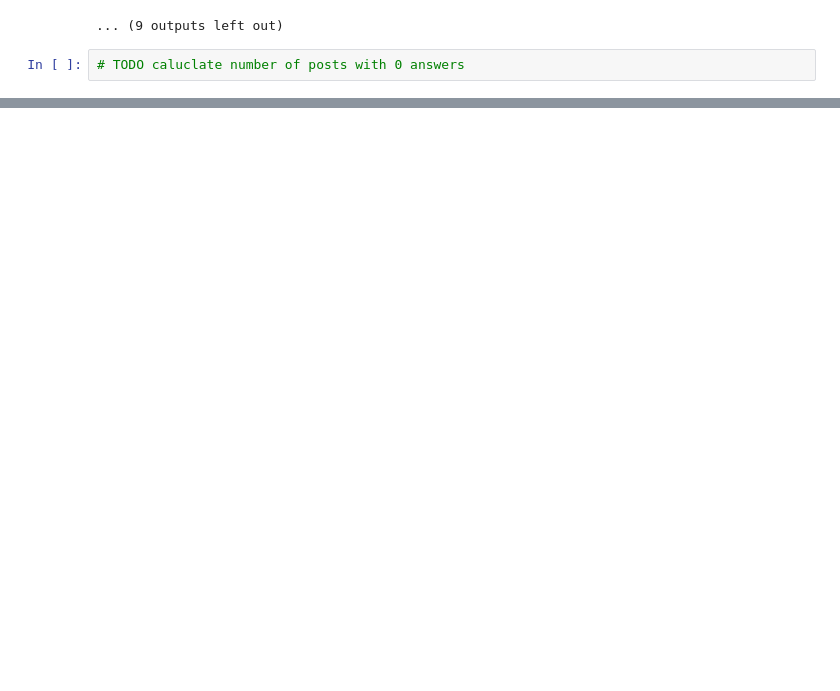
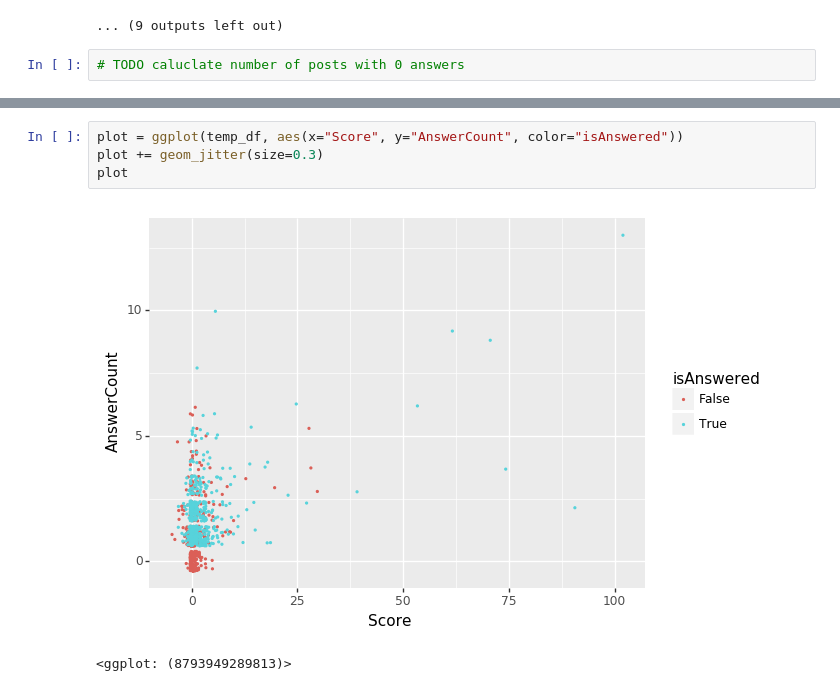
Before and after one commit to tabsoverspaces/bigdata_project, a Jupyter notebook: data_analysis.ipynb, the cells around one changed output, grey strips where cells are left out. Cells and saved outputs as stored; diff of their text form; blank space fills up the shorter version.

```diff
--- a/data_analysis.ipynb
+++ b/data_analysis.ipynb
@@ -76,0 +95,7 @@ TitleWordsCount
+# %%
+plot = ggplot(temp_df, aes(x="Score", y="AnswerCount", color="isAnswered"))
+plot += geom_jitter(size=0.3)
+plot
+# %% [output]
+[figure, added]
+<ggplot: (8793949289813)>
```
Also changed, not shown: parts of 4 cells of this notebook.
